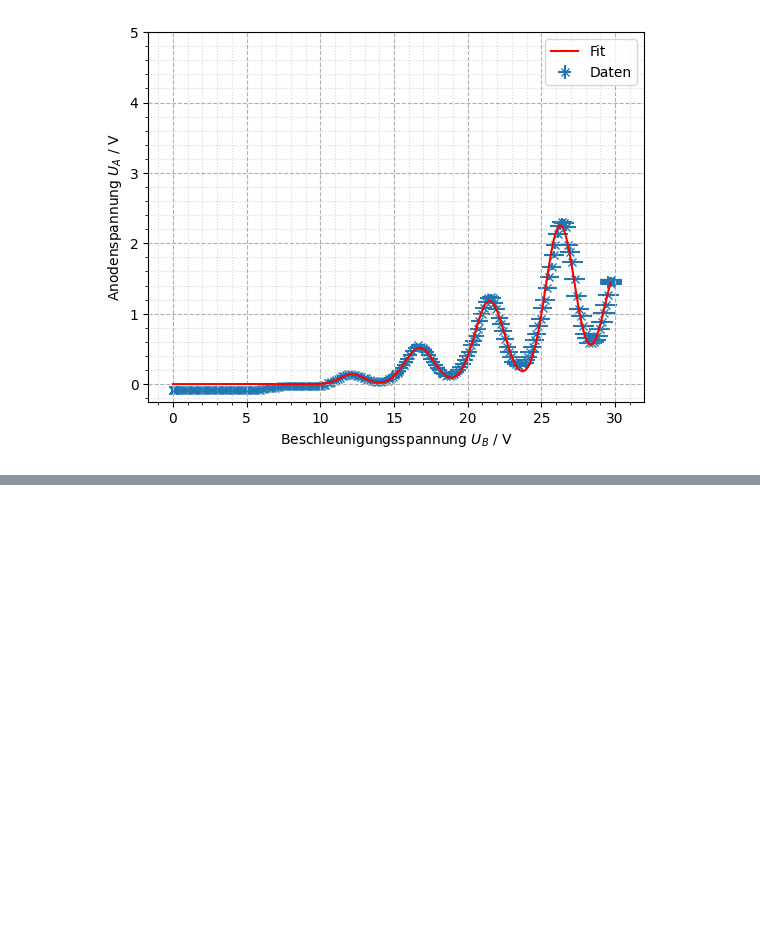
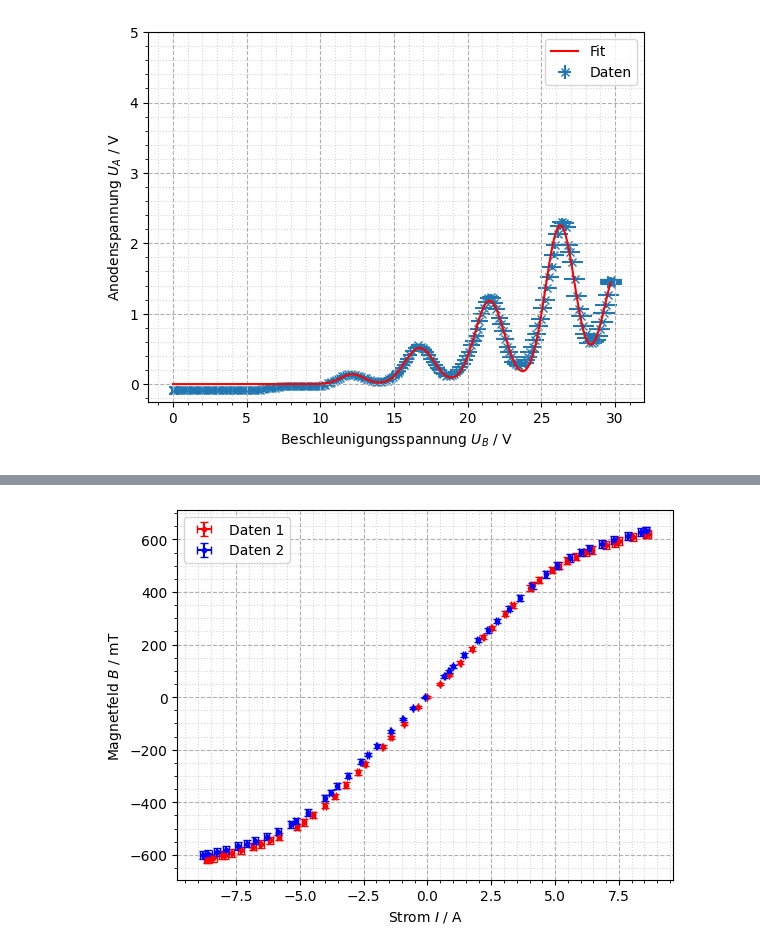
Before and after one commit to itzhaQQ/P4_WS2526, a Jupyter notebook: 401_ElektronischeUebergaengeAnAtomen/src/test.ipynb, the cells around one changed output, grey strips where cells are left out. Saved outputs shown, nothing was run; the diff lists cells and outputs as text; code cells hidden in the pictures; blank space fills up the shorter version.

```diff
--- a/401_ElektronischeUebergaengeAnAtomen/src/test.ipynb
+++ b/401_ElektronischeUebergaengeAnAtomen/src/test.ipynb
@@ -92,0 +121,27 @@ peak_amps: [0.14 0.55 1.24 2.3  1.48]
+# %%
+# data kalibration magnetfeld strom
+kal_strom_data1 = np.loadtxt("../data/zeeman/Kalibration_01.txt", skiprows=2, delimiter=';')
+kal_strom_data2 = np.loadtxt("../data/zeeman/Kalibration_02.txt", skiprows=2, delimiter=';')
+
+I1 = kal_strom_data1[:,0]*-1
+I1_err = np.array([a*0.015 for a in np.abs(I1)])
+B1_strom = kal_strom_data1[:,1]
+B1_strom_err = np.array([a*0.02+max(B1_strom)*0.005 for a in np.abs(B1_strom)])
+
+I2 = kal_strom_data2[:,0]*-1
+I2_err = np.array([a*0.015 for a in np.abs(I2)])
+B2_strom = kal_strom_data2[:,1]
+B2_strom_err = np.array([a*0.02+max(B2_strom)*0.005 for a in np.abs(B2_strom)])
+
+plt.figure()
+plt.errorbar(I1, B1_strom, xerr=I1_err, yerr=B1_strom_err, fmt='r.', label='Daten 1', capsize=3)
+plt.errorbar(I2, B2_strom, xerr=I2_err, yerr=B2_strom_err, fmt='b.', label='Daten 2', capsize=3)
+plt.grid(visible=True, which="major", linestyle="--")
+plt.minorticks_on()
+plt.grid(visible=True, which="minor", linestyle=":", alpha=0.5)
+plt.xlabel(r'Strom $I$ / A')
+plt.ylabel(r'Magnetfeld $B$ / mT')
+plt.legend()
+plt.show()
+# %% [output]
+[figure, added]
```
Also changed, not shown: parts of 2 cells of this notebook, 2 other files.
